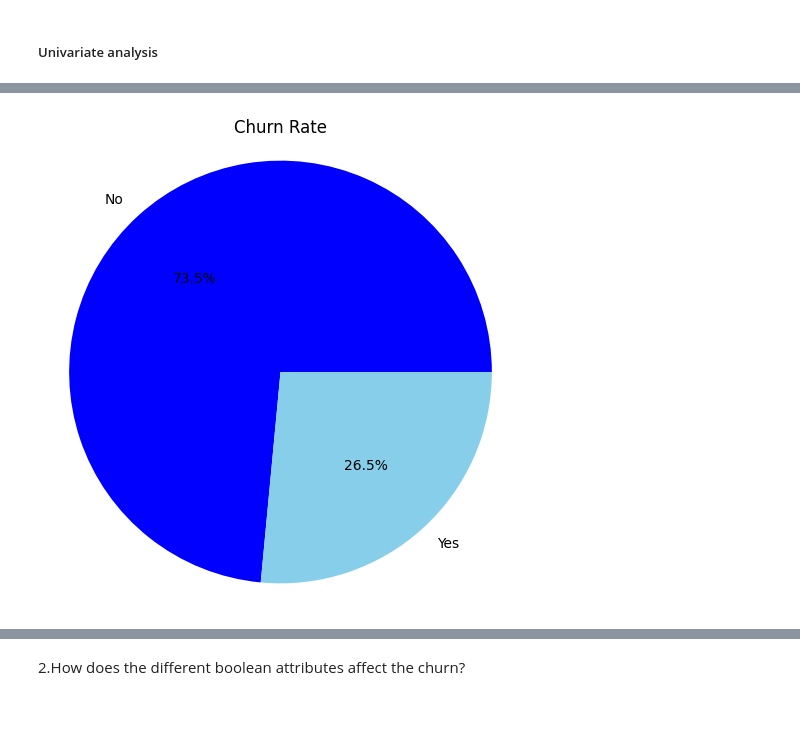
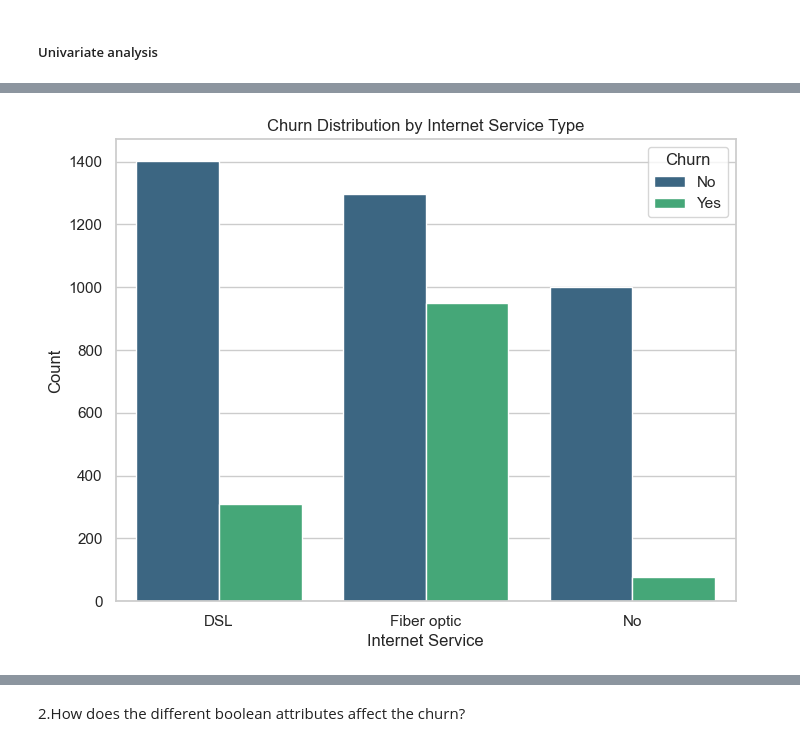
Before and after one commit to Georginahnjeri/Customer-churn-, a Jupyter notebook: Customerchurn.ipynb, the cells around one changed output, grey strips where cells are left out. Cells and saved outputs as stored; diff of their text form; code cells hidden in the pictures; blank space fills up the shorter version.

```diff
--- a/Customerchurn.ipynb
+++ b/Customerchurn.ipynb
@@ -474,4 +395,0 @@ train_data['Churn'] = train_data['Churn'].apply(lambda x:str(x).replace("None","
-# %%
-#Converting 0 and 1 into  false and true  respectively for the senior citizen column
-train_data['SeniorCitizen'] = train_data['SeniorCitizen'].apply(lambda x:str(x).replace("1","Yes"))
-train_data['SeniorCitizen'] = train_data['SeniorCitizen'].apply(lambda x:str(x).replace("0","No"))
@@ -487,0 +396,11 @@ train_data.head()
+# %%
+# replace the remaining missing values with the mode of their respective columns
+
+columns_to_replace = ['MultipleLines', 'OnlineSecurity', 'OnlineBackup',
+           'DeviceProtection', 'TechSupport', 'StreamingTV',
+           'StreamingMovies']
+
+for column in columns_to_replace:
+    train_data[column].fillna(train_data[column].mode()[0], inplace=True)
+# %%
+train_data['SeniorCitizen'] = train_data['SeniorCitizen'].astype('object')
@@ -547,6 +431,0 @@ Name: OnlineBackup, Length: 5043, dtype: object
-# %%
-#Replacing for the Online backup column
-train_data['OnlineBackup'] = train_data['OnlineBackup'].apply(lambda x:str(x).replace("True","Yes"))
-train_data['OnlineBackup'] = train_data['OnlineBackup'].apply(lambda x:str(x).replace("False","No"))
-train_data['OnlineBackup'] = train_data['OnlineBackup'].apply(lambda x:str(x).replace("No internet service","No"))
-train_data['OnlineBackup'] = train_data['OnlineBackup'].apply(lambda x:str(x).replace("None","No"))
@@ -731,12 +544,11 @@ Name: count, dtype: int64
 # %%
-# Count the occurrences of 'Yes' and 'No' in the 'Churn' column
-churn_counts = train_data['Churn'].value_counts()
-
-# Create a pie chart
-plt.figure(figsize=(6,6))
-plt.pie(churn_counts, labels=churn_counts.index, autopct='%1.1f%%', colors=['blue', 'skyblue'])
-plt.title('Churn Rate')
-plt.axis('equal')  # Equal aspect ratio ensures that pie is drawn as a circle
+#internet service vs churn
+plt.figure(figsize=(8, 6))
+sns.countplot(x='InternetService', hue='Churn', data=train_data, palette='viridis')
+plt.xlabel('Internet Service')
+plt.ylabel('Count')
+plt.title('Churn Distribution by Internet Service Type')
+plt.legend(title='Churn', loc='upper right')
 plt.show()
 # %% [output]
-[figure, old version]
+[figure, new version]
```
Also changed, not shown: parts of 81 cells of this notebook, 1 other file.
